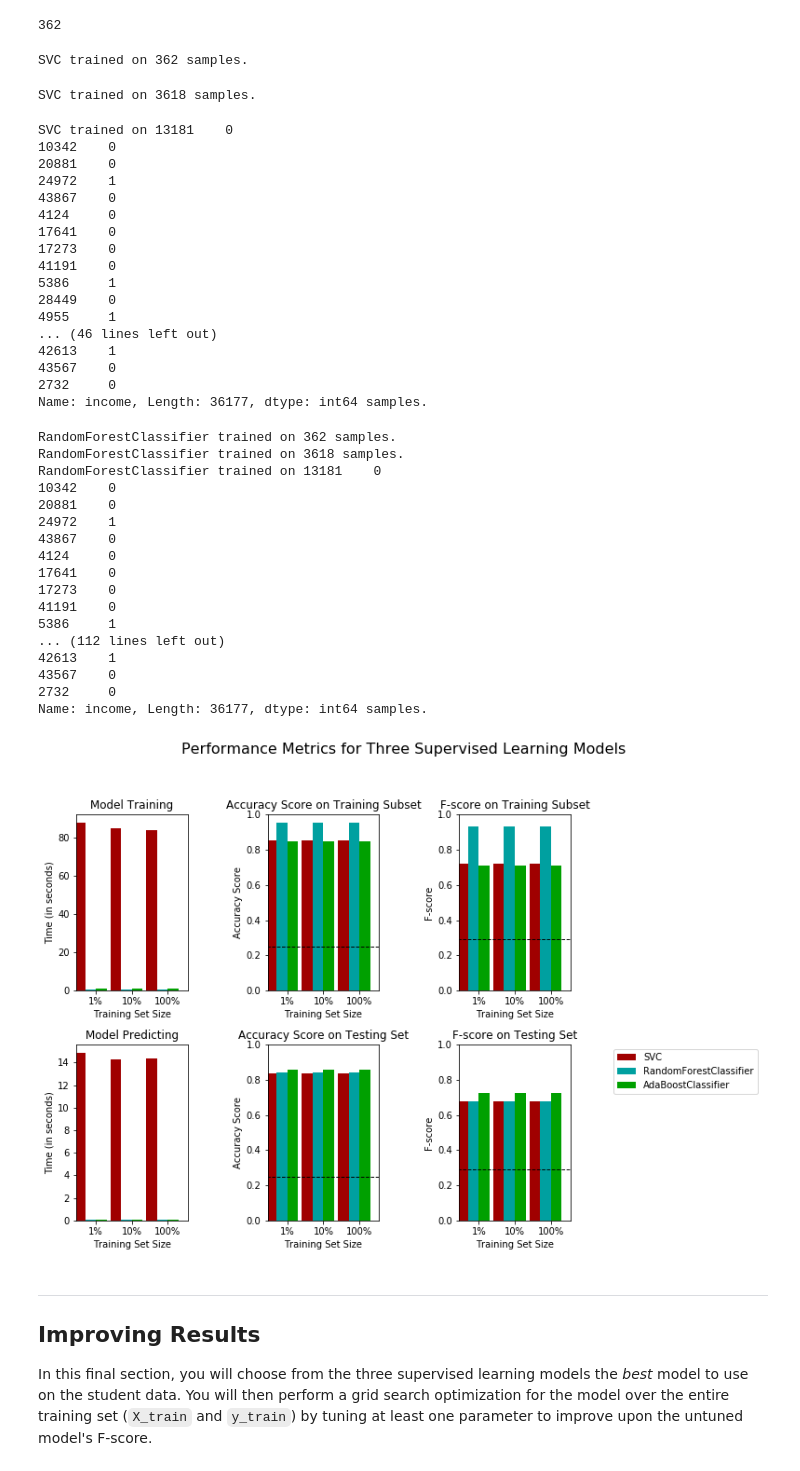
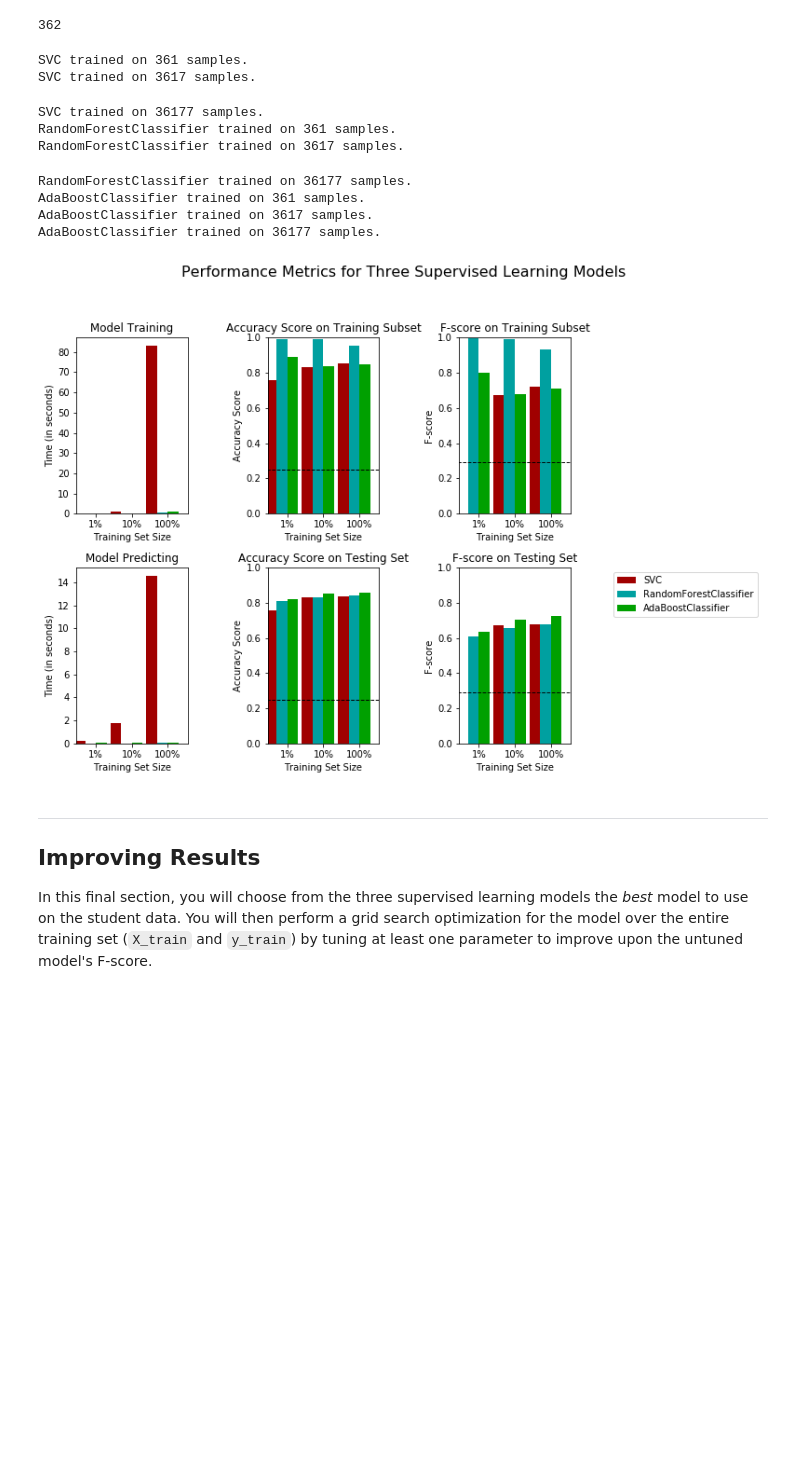
Before and after one commit to gabquintas/finding-donors-udacity, a Jupyter notebook: finding_donors.ipynb, the cells around one changed output. Drawn from its saved outputs; the diff is of its cells as text; code cells hidden in the pictures; blank space fills up the shorter version.

```diff
--- a/finding_donors.ipynb
+++ b/finding_donors.ipynb
@@ -359,9 +356,11 @@ def train_predict(learner, sample_size, X_train, y_train, X_test, y_test):
 
     results = {}
 
-    # TODO: Fit the learner to the training data using slicing with 'sample_size' using .fit(training_features[:], training_labels[:])
+    # TODO: Fit the learner to the training data using slicing with 'sample_size' using .fit(training_features[:],
+    #training_labels[:])
+
     start = time() # Get start time
-    learner = learner.fit(X_train, y_train)
+    learner = learner.fit(X_train[:sample_size],y_train[:sample_size])
     end = time() # Get end time
 
     # TODO: Calculate the training time
@@ -412,71 +411,44 @@ y_train.sample(frac=0.01).count()
 # %%
 # TODO: Import the three supervised learning models from sklearn
 from sklearn.svm import SVC
 from sklearn.ensemble import RandomForestClassifier
 from sklearn.ensemble import AdaBoostClassifier
 
 # TODO: Initialize the three models
 clf_A = SVC(random_state = 1)
 clf_B = RandomForestClassifier(random_state = 1)
 clf_C = AdaBoostClassifier(random_state = 1)
 
 # TODO: Calculate the number of samples for 1%, 10%, and 100% of the training data
 # HINT: samples_100 is the entire training set i.e. len(y_train)
 # HINT: samples_10 is 10% of samples_100 (ensure to set the count of the values to be `int` and not `float`)
 # HINT: samples_1 is 1% of samples_100 (ensure to set the count of the values to be `int` and not `float`)
-samples_100 = y_train
-samples_10 = y_train.sample(frac=0.1).count()
-samples_1 = y_train.sample(frac=0.01).count()
+samples_100 = int(X_train.shape[0] * 1)
+samples_10 = int(X_train.shape[0] * 0.1)
+samples_1 = int(X_train.shape[0] * 0.01)
 
 # Collect results on the learners
 results = {}
 for clf in [clf_A, clf_B, clf_C]:
     clf_name = clf.__class__.__name__
     results[clf_name] = {}
     for i, samples in enumerate([samples_1, samples_10, samples_100]):
         results[clf_name][i] = \
         train_predict(clf, samples, X_train, y_train, X_test, y_test)
 
 # Run metrics visualization for the three supervised learning models chosen
 vs.evaluate(results, accuracy, fscore)
 # %% [output]
-SVC trained on 362 samples.
+SVC trained on 361 samples.
+SVC trained on 3617 samples.
-SVC trained on 3618 samples.
+SVC trained on 36177 samples.
+RandomForestClassifier trained on 361 samples.
+RandomForestClassifier trained on 3617 samples.
-SVC trained on 13181    0
-10342    0
-20881    0
-24972    1
-43867    0
-4124     0
-17641    0
-17273    0
-41191    0
-5386     1
-28449    0
-4955     1
-... (46 lines left out)
-42613    1
-43567    0
-2732     0
-Name: income, Length: 36177, dtype: int64 samples.
+RandomForestClassifier trained on 36177 samples.
+AdaBoostClassifier trained on 361 samples.
+AdaBoostClassifier trained on 3617 samples.
+AdaBoostClassifier trained on 36177 samples.
-RandomForestClassifier trained on 362 samples.
-RandomForestClassifier trained on 3618 samples.
-RandomForestClassifier trained on 13181    0
-10342    0
-20881    0
-24972    1
-43867    0
-4124     0
-17641    0
-17273    0
-41191    0
-5386     1
-... (112 lines left out)
-42613    1
-43567    0
-2732     0
-Name: income, Length: 36177, dtype: int64 samples.
-[figure, old version]
+[figure, new version]
 # %% [markdown]
 ----
 ## Improving Results
```
Also changed, not shown: parts of 1 cell of this notebook, 1 other file.
